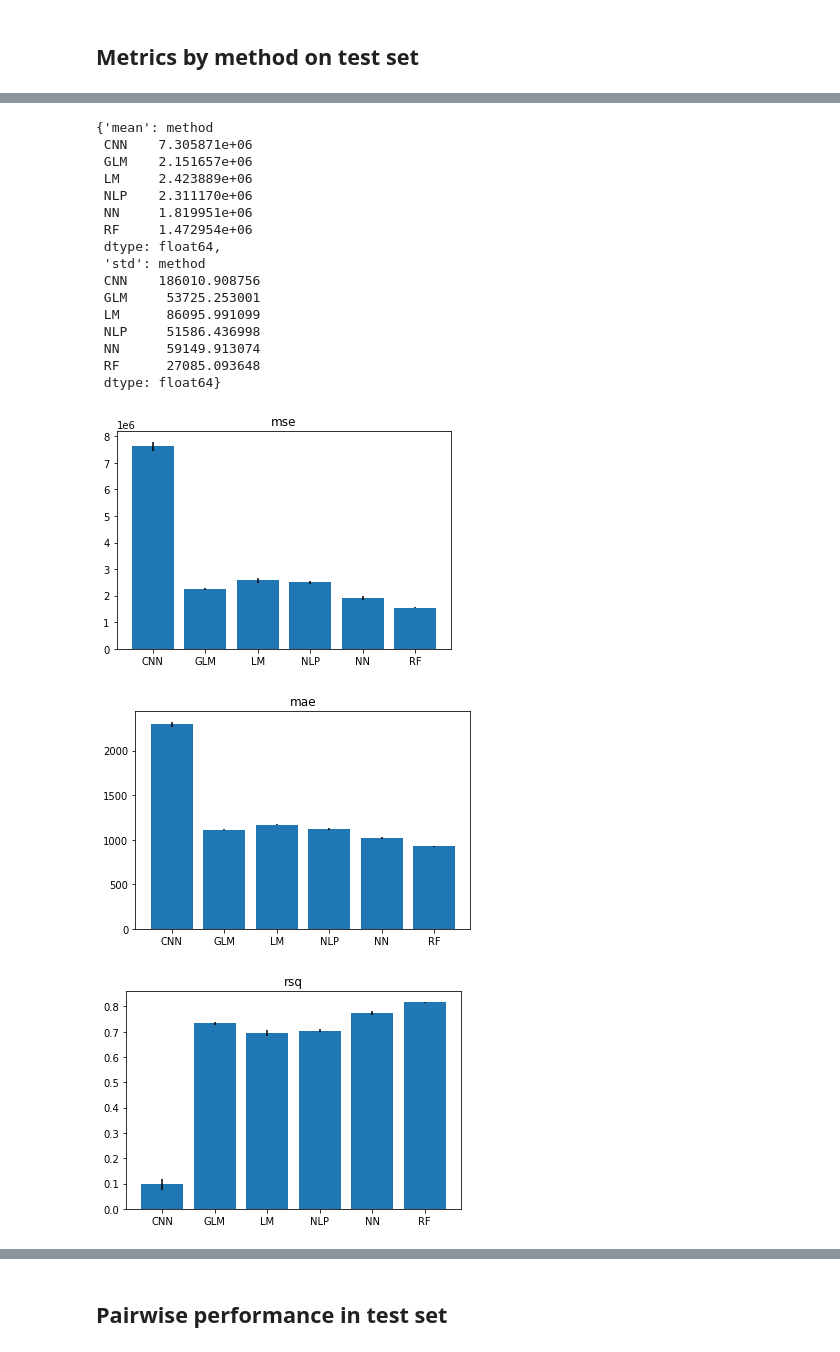
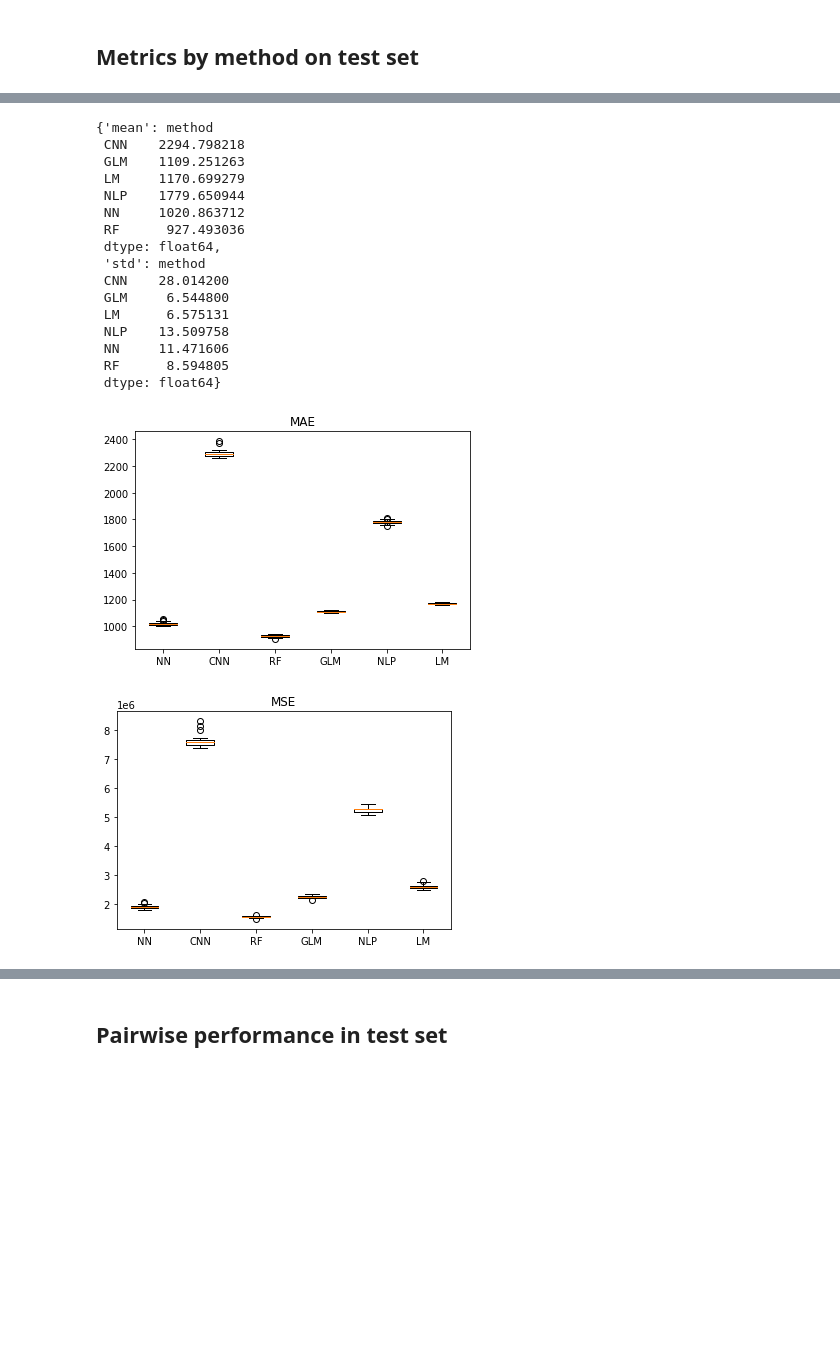
Before and after one commit to Llamrei/car_data_analysis, a Jupyter notebook: plot_results.ipynb, the cells around one changed output, grey strips where cells are left out. Drawn from its saved outputs; the diff is of its cells as text; code cells hidden in the pictures; blank space fills up the shorter version.

```diff
--- a/plot_results.ipynb
+++ b/plot_results.ipynb
@@ -4,8 +4,12 @@ import pandas as pd
 from pathlib import Path
 
 import seaborn as sns
+
+from datetime import datetime
+saving_prefix = datetime.now().replace(microsecond=0).isoformat()
+saving_prefix = str(Path('.') / "figs" / saving_prefix)
 # %%
-results_dir = Path("/home/alexander/projects/car_data_analysis/results")
+results_dir = Path("/home/alexander/projects/car_data_analysis/second_results")
 results= dict()
 results["test"] = results_dir.glob("*_test.csv")
 results["train"] = results_dir.glob("*_train.csv")
@@ -51,7 +57,9 @@ results["runtimes"].head()
 # %%
-x = results["runtimes"].groupby("method")
-x.mean().plot.bar(yerr=x.std())
-plt.savefig("runtimes.png")
-x.mean().round()
-# TODO: add nice labels
+rts = results["runtimes"]
+methods = set(results["runtimes"]["method"].values)
+methods = list(methods)
+vals = [rts[rts["method"] == method]["seconds"] for method in methods]
+
+plt.boxplot(vals, labels=methods)
+plt.savefig(saving_prefix + "_runtimes_w_cnn.png")
 # %% [output]
@@ -66,0 +67,7 @@ x.mean().round()
+# %%
+rts = rts[rts["method"] != "CNN"]
+m = [x for x in methods if x != "CNN"]
+vals = [rts[rts["method"] == method]["seconds"] for method in m]
+
+plt.boxplot(vals, labels=m)
+plt.savefig(saving_prefix + "_runtimes.png")
@@ -109,31 +118,32 @@ metrics = {
     'mae' : {'mean':mae.mean(level="method"), 'std':mae.std(level="method")},
     'rsq' : {'mean':rsq.mean(level="method"), 'std':rsq.std(level="method")},
 }
-metrics['mse']
+metrics['mae']
 # %% [output]
 {'mean': method
- CNN    7.305871e+06
- GLM    2.151657e+06
- LM     2.423889e+06
- NLP    2.311170e+06
- NN     1.819951e+06
- RF     1.472954e+06
+ CNN    2294.798218
+ GLM    1109.251263
+ LM     1170.699279
+ NLP    1779.650944
+ NN     1020.863712
+ RF      927.493036
  dtype: float64,
  'std': method
- CNN    186010.908756
- GLM     53725.253001
- LM      86095.991099
- NLP     51586.436998
- NN      59149.913074
- RF      27085.093648
+ CNN    28.014200
+ GLM     6.544800
+ LM      6.575131
+ NLP    13.509758
+ NN     11.471606
+ RF      8.594805
  dtype: float64}
 # %%
-for metric, vals in metrics.items():
+for metric, vals in [("MAE", mae), ("MSE", mse)]:
     plt.figure()
+    methods = list(methods)
+    mae_perf = [vals.loc[method].values for method in methods]
     plt.title(metric)
-    plt.bar(vals['mean'].keys(), vals['mean'].to_list(), yerr=vals['std'].to_list())
-    plt.savefig(f"{metric}_comparison.png")
+    plt.boxplot(mae_perf, labels=methods)
+    plt.savefig(saving_prefix + f"_{metric}_comparison.png")
 # %% [output]
-[figure, old version]
+[figure, new version]
-[figure, old version]
+[figure, new version]
-[figure, removed]
```
Also changed, not shown: parts of 11 cells of this notebook.
